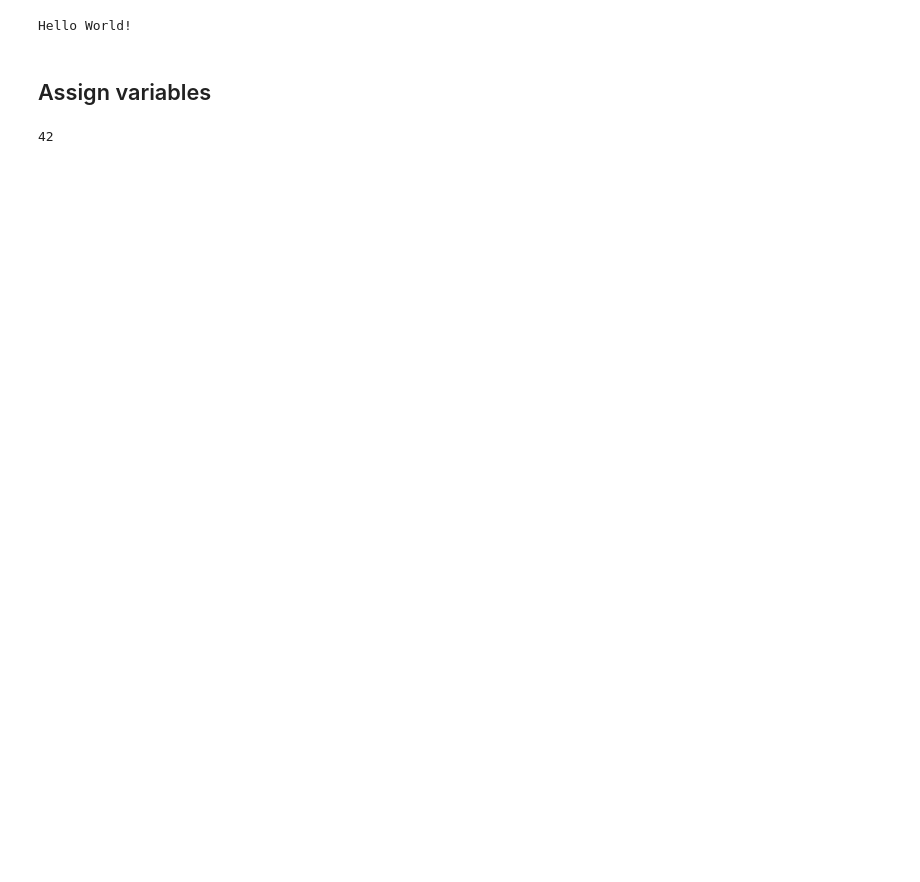
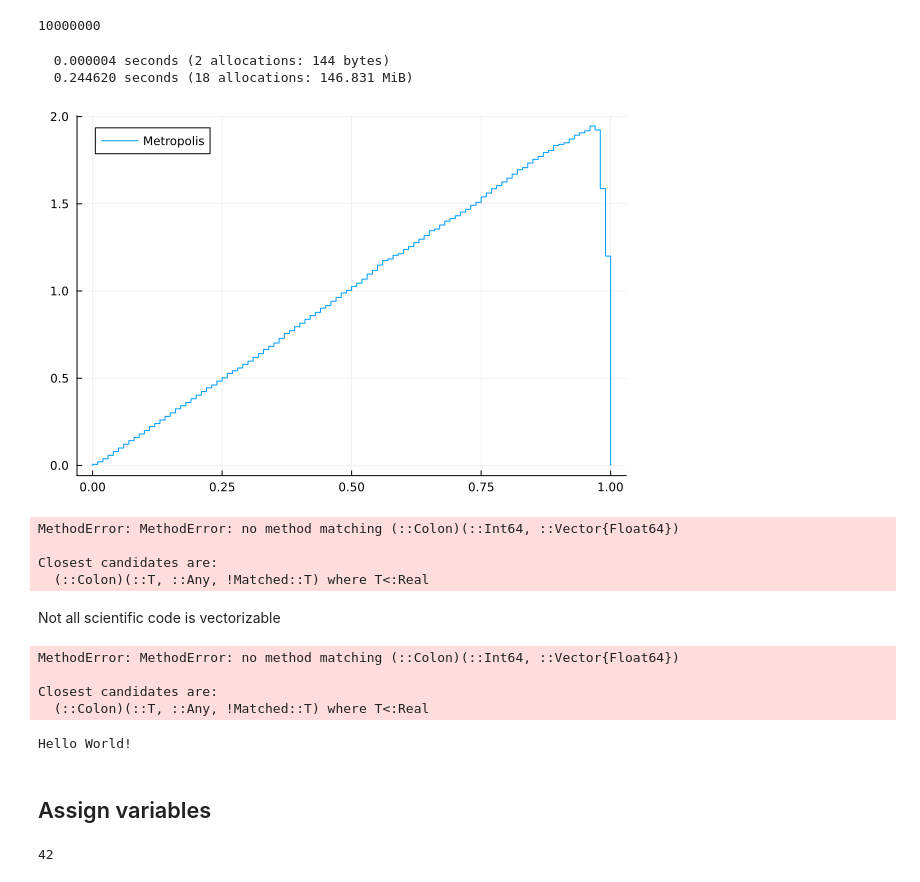
Before and after one commit to spraharsh/julia_tutorial, a Jupyter notebook: base_tutorial.ipynb, the cells around one changed output. Cells and saved outputs as stored; diff of their text form; code cells hidden in the pictures; blank space fills up the shorter version.

```diff
--- a/base_tutorial.ipynb
+++ b/base_tutorial.ipynb
@@ -4,3 +5,63 @@
+# %%
+using Random
+
+function target(x)
+    if 0 <= x <= 1
+        return 2x
+    else
+        return 0
+    end
+end
+
+function proposal(x)
+    return x + 0.05 * (rand() - 0.5)
+end
+
+function metropolis(nsamples)
+    samples = Float64[]
+    curr = rand()
+    for _ = 1:nsamples
+        next = proposal(curr)
+        accept_ratio = target(next) / target(curr)
+        if rand() < accept_ratio
+            curr = next
+        end
+    end
+    push!(samples, curr)
+    return samples
+end
+
+n_samples = Int(1e7)
+# %% [output]
+10000000
+# %%
+@time pdf = metropolis(1)
+@time pdf = metropolis(n_samples);
+# %% [output]
+  0.000004 seconds (2 allocations: 144 bytes)
+  0.244620 seconds (18 allocations: 146.831 MiB)
+# %%
+# plot histogram
+using Plots
+histogram(pdf, bins = 100, normed = true, label = "Metropolis")
+# %% [output]
+[figure, added]
+# %%
+metropolis(1000)
+# %% [output]
+MethodError: MethodError: no method matching (::Colon)(::Int64, ::Vector{Float64})
+
+Closest candidates are:
+  (::Colon)(::T, ::Any, !Matched::T) where T<:Real
+# %% [markdown]
+Not all scientific code is vectorizable
+# %%
+samples = metropolis(1000)
+# %% [output]
+MethodError: MethodError: no method matching (::Colon)(::Int64, ::Vector{Float64})
+
+Closest candidates are:
+  (::Colon)(::T, ::Any, !Matched::T) where T<:Real
 # %%
 println("Hello World!")
 # %% [output]
```
Also changed, not shown: parts of 5 cells of this notebook, 1 other file.
